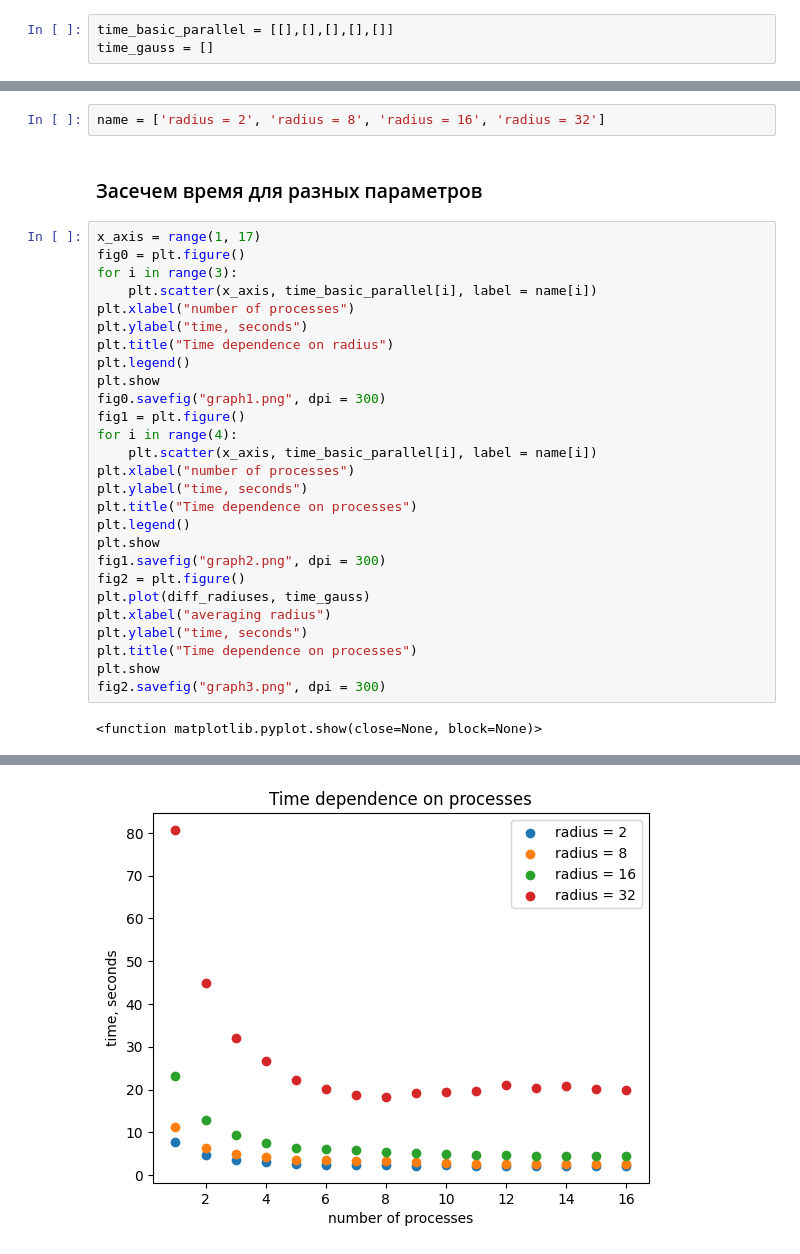
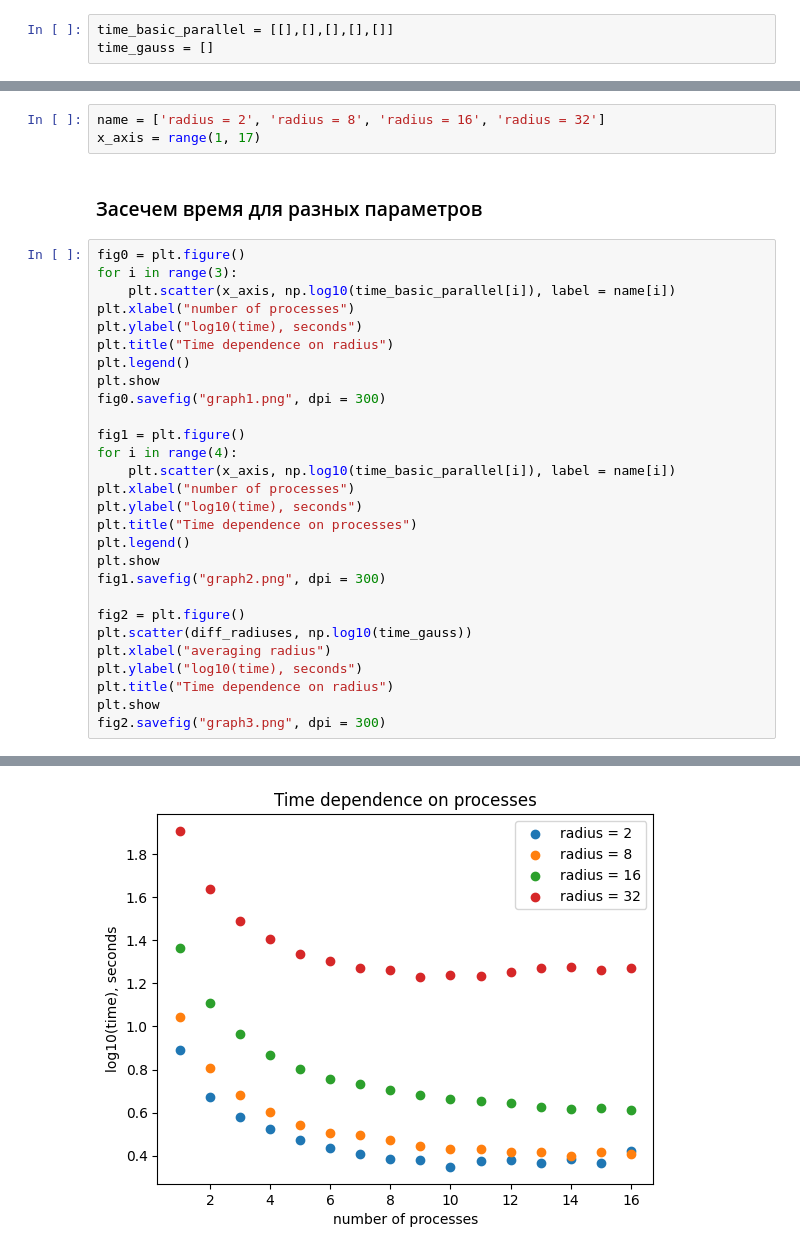
Before and after one commit to germanFid/FieldAveraging, a Jupyter notebook: my_research.ipynb, the cells around one changed output, grey strips where cells are left out. Saved outputs shown, nothing was run; the diff lists cells and outputs as text.

```diff
--- a/my_research.ipynb
+++ b/my_research.ipynb
@@ -51,34 +51,35 @@ max_proc = 12, radius = 2
 ... (53 outputs left out)
 # %%
 name = ['radius = 2', 'radius = 8', 'radius = 16', 'radius = 32']
+x_axis = range(1, 17)
 # %% [markdown]
 ### Засечем время для разных параметров
 # %%
-x_axis = range(1, 17)
 fig0 = plt.figure()
 for i in range(3):
-    plt.scatter(x_axis, time_basic_parallel[i], label = name[i])
+    plt.scatter(x_axis, np.log10(time_basic_parallel[i]), label = name[i])
 plt.xlabel("number of processes")
-plt.ylabel("time, seconds")
+plt.ylabel("log10(time), seconds")
 plt.title("Time dependence on radius")
 plt.legend()
 plt.show
 fig0.savefig("graph1.png", dpi = 300)
+
 fig1 = plt.figure()
 for i in range(4):
-    plt.scatter(x_axis, time_basic_parallel[i], label = name[i])
+    plt.scatter(x_axis, np.log10(time_basic_parallel[i]), label = name[i])
 plt.xlabel("number of processes")
-plt.ylabel("time, seconds")
+plt.ylabel("log10(time), seconds")
 plt.title("Time dependence on processes")
 plt.legend()
 plt.show
 fig1.savefig("graph2.png", dpi = 300)
+
 fig2 = plt.figure()
-plt.plot(diff_radiuses, time_gauss)
+plt.scatter(diff_radiuses, np.log10(time_gauss))
 plt.xlabel("averaging radius")
-plt.ylabel("time, seconds")
-plt.title("Time dependence on processes")
+plt.ylabel("log10(time), seconds")
+plt.title("Time dependence on radius")
 plt.show
 fig2.savefig("graph3.png", dpi = 300)
 # %% [output]
-<function matplotlib.pyplot.show(close=None, block=None)>
@@ -86 +87 @@ fig2.savefig("graph3.png", dpi = 300)
-[figure, old version]
+[figure, new version]
```
Also changed, not shown: parts of 2 cells of this notebook.
